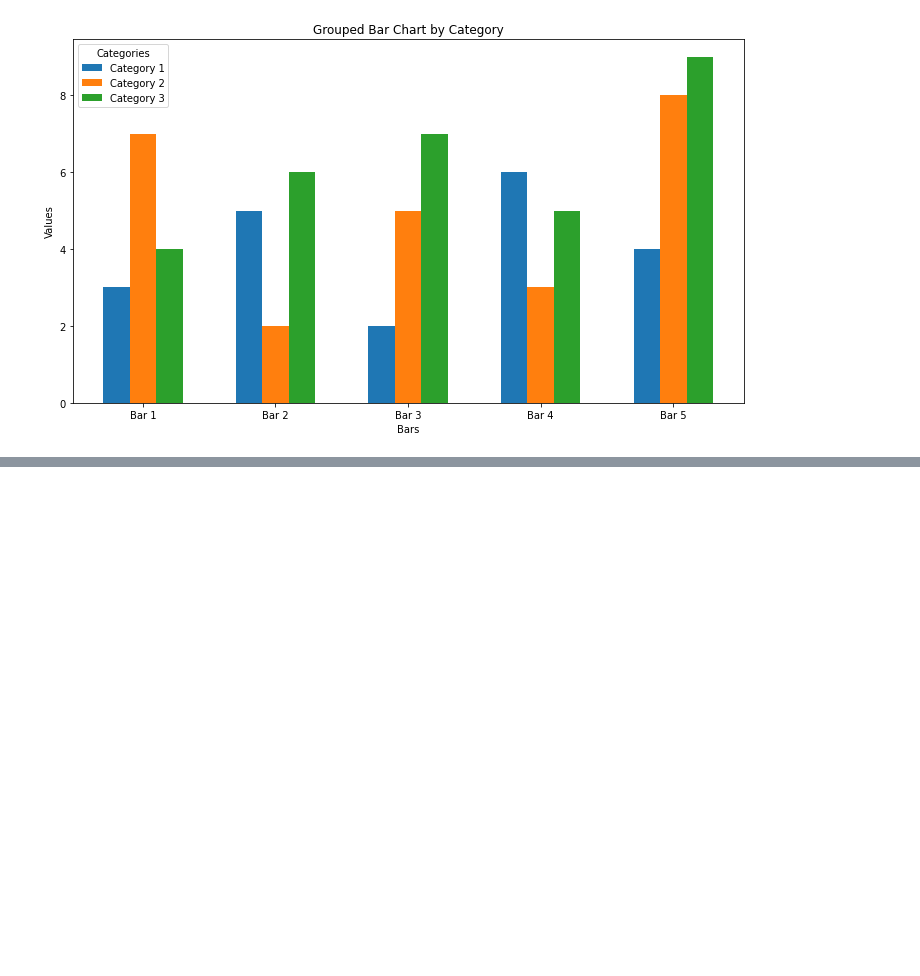
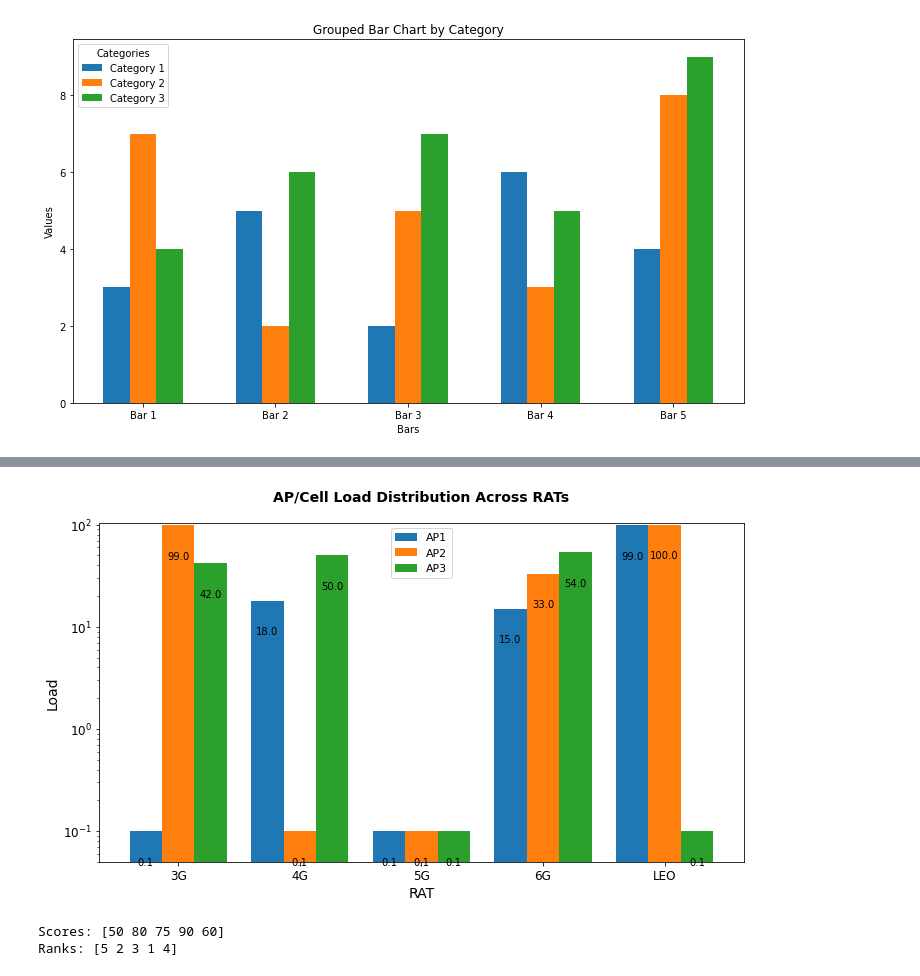
Before and after one commit to nkosinathintuli/hierarchical-NSA, a Jupyter notebook: experiments.ipynb, the cells around one changed output, grey strips where cells are left out. Drawn from its saved outputs; the diff is of its cells as text; code cells hidden in the pictures; blank space fills up the shorter version.

```diff
--- a/experiments.ipynb
+++ b/experiments.ipynb
@@ -432,0 +450,43 @@ plt.show()
+# %%
+import pandas as pd
+import matplotlib.pyplot as plt
+import numpy as np
+
+# Assuming df_loadperaprat is your existing DataFrame
+# If you don't have it defined, you can create a sample one:
+df_loadperaprat = pd.DataFrame({
+    'AP1': [0, 18, 0, 15, 99],
+    'AP2': [99, 0, 0, 33, 100],
+    'AP3': [42, 50, 0, 54, 0]
+}, index=['3G', '4G', '5G', '6G', 'LEO'])
+
+# Replace zero values with a small number
+small_value = 0.1
+df_plot = df_loadperaprat.replace(0, small_value)
+
+# Create the plot
+ax = df_plot.plot(kind='bar', figsize=(10, 6), width=0.8)
+
+# Customize the plot
+plt.title('AP/Cell Load Distribution Across RATs\n', fontsize=14, fontweight='bold')
+plt.ylabel('Load', fontsize=14)
+plt.xlabel('RAT', fontsize=14)
+plt.yticks(fontsize=12)
+plt.xticks(rotation=0, fontsize=12)
+plt.legend(fontsize=11)
+
+# Adjust y-axis to start slightly below the smallest value
+plt.ylim(bottom=small_value/2)
+
+# Use a logarithmic scale for the y-axis
+plt.yscale('log')
+
+# Add value labels on the bars
+for container in ax.containers:
+    ax.bar_label(container, fmt='%.1f', label_type='center')
+
+# Show the plot
+plt.tight_layout()
+plt.show()
+# %% [output]
+[figure, added]
@@ -432,0 +629,17 @@ plt.show()
+# %%
+import numpy as np
+
+# Example array of scores
+scores = np.array([50, 80, 75, 90, 60])
+
+# Get the ranking (1 for the highest score, 2 for the second highest, etc.)
+ranks = np.argsort(-scores) + 1
+
+# Sort the indices to get the ranks in the order of the original scores
+ranks_in_order = np.argsort(np.argsort(-scores)) + 1
+
+print("Scores:", scores)
+print("Ranks:", ranks_in_order)
+# %% [output]
+Scores: [50 80 75 90 60]
+Ranks: [5 2 3 1 4]
```
Also changed, not shown: parts of 4 cells of this notebook, 3 other files.
